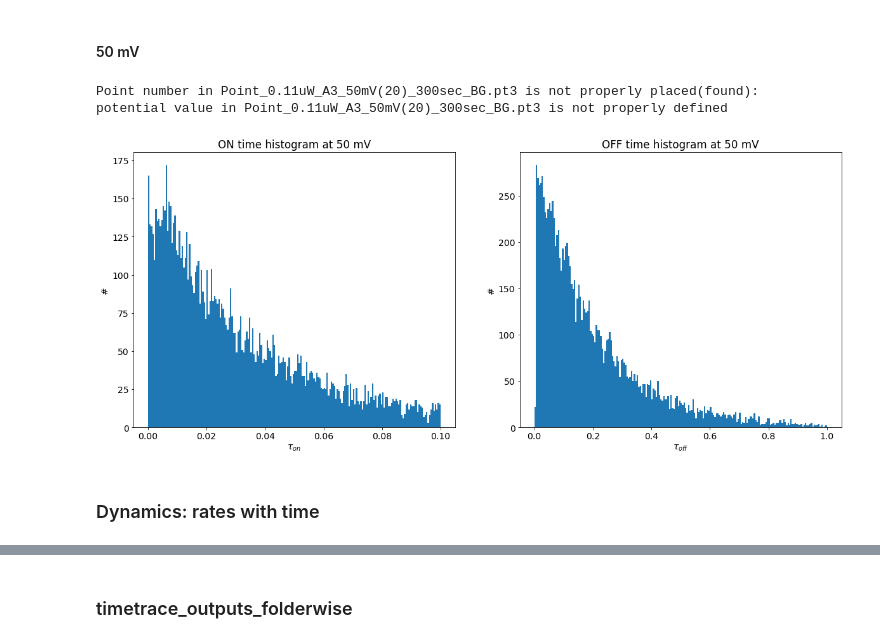
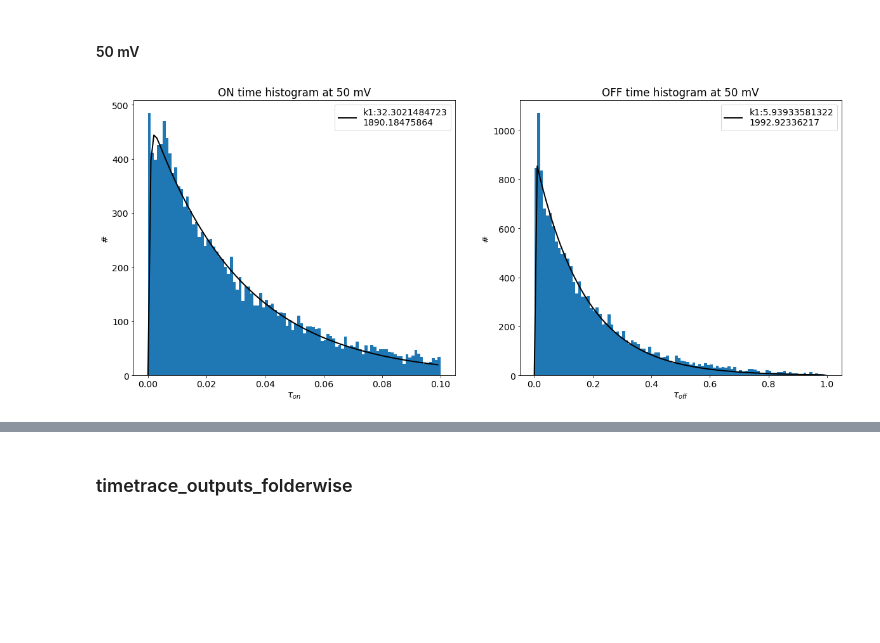
Before and after one commit to biswajitSM/Azurin_SM_repo, a Jupyter notebook: Analysis/Analysis_General.ipynb, the cells around one changed output, grey strips where cells are left out. Drawn from its saved outputs; the diff is of its cells as text; code cells hidden in the pictures; blank space fills up the shorter version.

Commit message:
k1 & k2 rates calculated from on-off histogram\

```diff
--- a/Analysis/Analysis_General.ipynb
+++ b/Analysis/Analysis_General.ipynb
@@ -820,17 +822,22 @@ S104d20Feb17_60o5_635_A1_CuAzu655= r'/home/biswajit/Research/Reports_ppt/reports
 S104d21Feb17_60o5_635_A1_CuAzu655= r'/home/biswajit/Research/Reports_ppt/reports/AzurinSM-MS4/data/201702_S101toS104/S104d21Feb17_60.5_635_A1_CuAzu655';
 S104d21Feb17_60o5_635_A2_CuAzu655= r'/home/biswajit/Research/Reports_ppt/reports/AzurinSM-MS4/data/201702_S101toS104/S104d21Feb17_60.5_635_A2_CuAzu655';
 S105d15May17_60o5_635_A1_CuAzu655_longtime = r'/home/biswajit/Research/Reports_ppt/reports/AzurinSM-MS4/data/S105d15May17_60.5%635_A1_CuAzu655_longtime';
-S106d18May17_635_CuAzu655_longtime = r'/home/biswajit/Research/Reports_ppt/reports/AzurinSM-MS4/data/S106d18May17_635_CuAzu655_longtime'
+S106d18May17_635_CuAzu655_longtime = r'/home/biswajit/Research/Reports_ppt/reports/AzurinSM-MS4/data/S106d18May17_635_CuAzu655_longtime';
+
+Excluded_rate_analysis = r'/home/biswajit/Research/Reports_ppt/reports/AzurinSM-MS4/data/Excluded_rate_analysis';
 #Combine all folders
 allfolders = [S81d7Sept16_A3_ON_60sec_trace, S81d7Sept16_A5_ON,S83d10Sept16_A3_30sec_trace , S101d14Feb17_60o5_635_A2_CuAzu655, S101d15Feb17_60o5_635_A2_CuAzu655, S101d15Feb17_62o2_635_A2_CuAzu655_2nd, S101d16Feb17_60o5_635_A3_CuAzu655,
              S104d20Feb17_60o5_635_A1_CuAzu655, S104d21Feb17_60o5_635_A1_CuAzu655, S104d21Feb17_60o5_635_A2_CuAzu655, S105d15May17_60o5_635_A1_CuAzu655_longtime]
 fold_201609 = [S81d7Sept16_A3_ON_60sec_trace, S81d7Sept16_A5_ON, S83d10Sept16_A3_30sec_trace, S83d10Sept16_Cu_50mV_300s]
 fold_201702 = [S101d14Feb17_60o5_635_A2_CuAzu655, S101d15Feb17_60o5_635_A2_CuAzu655, S101d15Feb17_62o2_635_A2_CuAzu655_2nd, S101d16Feb17_60o5_635_A3_CuAzu655];
 fold_201705 = [S105d15May17_60o5_635_A1_CuAzu655_longtime, S106d18May17_635_CuAzu655_longtime]
+
+folder_50mV = [S83d10Sept16_A3_30sec_trace, S83d10Sept16_Cu_50mV_300s]#, S83d10Sept16_Cu_50mV_30s
+folder_100mV = [S81d7Sept16_A3_ON_60sec_trace, S81d7Sept16_A5_ON]
 # %%
 def histogram_on_off_all_folder(folderlist= allfolders, input_potential=[100], pointnumbers=range(100),
                           bins_on=50, range_on=[0, 0.2], bins_off=50, range_off=[0, 0.5], plotting=False):
-    t_ons = []; t_offs = [];
+    t_ons = []; t_offs = []; n_on = []; n_off = [];
     for folder in folderlist:
         df_datn_emplot, df_FCS, folder = dir_mV_molNo(folder)
         df_specific = df_datn_emplot[df_datn_emplot['Point number'].isin(pointnumbers)]#keep all the points that exist
@@ -842,7 +849,7 @@ def histogram_on_off_all_folder(folderlist= allfolders, input_potential=[100], p
             df_emplot_filename = df_specific['filename[.em.plot]'][i]
             if os.path.isfile(f_emplot_path):
                 try:
-                    df_ton, df_toff, average_ton, average_toff, average_ton_err, average_toff_err = t_on_off_fromCP(f_datn_path, f_emplot_path)
+                    df_ton, df_toff, average_ton, average_toff, average_ton_err, average_toff_err = t_on_off_fromCP(f_emplot=f_emplot_path)
                 except:
                     print('em.plot file: %s doesn''t contain proper data' %df_emplot_filename)
                     df_ton=[]; df_toff=[]
@@ -852,16 +859,30 @@ def histogram_on_off_all_folder(folderlist= allfolders, input_potential=[100], p
                 df_ton=[]; df_toff=[]
             t_ons = np.concatenate((t_ons, df_ton), axis=0);
             t_offs = np.concatenate((t_offs, df_toff));
+    n_on,bins_on = histogram(t_ons, range=range_on,bins=bins_on);
+    n_off,bins_off = histogram(t_offs, range=range_off,bins=bins_off)
+    def risetime_fit(t, k1, k2, A):
+        return ((A*k1*k2/(k2-k1)) * (exp(-k1*t) - exp(-k2*t)))
     if plotting == True:
         fig, axes = plt.subplots(1, 2, figsize=(20,8))
+        #------------ON/OFF histogram-------------------
         n_on,bins_on,patches = axes[0].hist(t_ons, range=range_on,bins=bins_on)
+        t=bins_on[:-1]; n = n_on[:];
+        fit, pcov = curve_fit(risetime_fit, t, n, p0=[10,1.1, 0.1], bounds=(0, np.inf))
+        axes[0].plot(t, risetime_fit(t, *fit), 'k',lw=2,label='k1:'+str(fit[0])+'\n'+str(fit[1]))
         axes[0].set_xlabel(r'$\tau_{on}$')
         axes[0].set_ylabel('#')
         #axes[0].set_yscale('log')
         axes[0].set_title("ON time histogram at %s mV" %input_potential[0])
+        axes[0].legend()
+
         n_off,bins_off,patches = axes[1].hist(t_offs, range=range_off,bins=bins_off)
+        t=bins_off[:-1]; n = n_off[:];
+        fit, pcov = curve_fit(risetime_fit, t, n, p0=[10,1.1, 0.1], bounds=(0, np.inf))
+        axes[1].plot(t, risetime_fit(t, *fit), 'k',lw=2,label='k1:'+str(fit[0])+'\n'+str(fit[1]))
         axes[1].set_xlabel(r'$\tau_{off}$')
         axes[1].set_ylabel('#')
         #axes[1].set_yscale('log')
         axes[1].set_title("OFF time histogram at %s mV" %input_potential[0])
+        axes[1].legend()
     return(t_ons, t_offs, n_on, bins_on, n_off, bins_off)
@@ -953,14 +1290,8 @@ t_ons, t_offs, n_on, bins_on = histogram_on_off_all_folder(folderlist = allfolde
 # %% [markdown]
 #### 50 mV
 # %%
-S83d10Sept16_Cu_50mV_300s = r'/home/biswajit/Research/Reports_ppt/reports/AzurinSM-MS4/data/201609/20160910_CuAzu655Ferri_asc_2ndtime/S83d10Sept16_CuAz655_0.1mMAsc_0.2mMFerri_0.11uW_A3/300sec_trace/A3_50mV_300s';
-S83d10Sept16_Cu_50mV_30s = r'/home/biswajit/Research/Reports_ppt/reports/AzurinSM-MS4/data/201609/20160910_CuAzu655Ferri_asc_2ndtime/S83d10Sept16_CuAz655_0.1mMAsc_0.2mMFerri_0.11uW_A3/30sec_trace/A3_50mV_30s'
-folder_50mV = [S83d10Sept16_Cu_50mV_300s]#, S83d10Sept16_Cu_50mV_30s
-t_ons, t_offs, n_on, bins_on = histogram_on_off_all_folder(folderlist = folder_50mV, input_potential=[50], pointnumbers=range(100),
-                                        bins_on=200, range_on=[0, 0.1], bins_off=200, range_off=[0, 1], plotting=True)
+#folderlist = allfolders
+t_ons, t_offs, n_on, bins_on, n_off, bins_off = histogram_on_off_all_folder(folderlist = folder_50mV, input_potential=[50], pointnumbers=range(100),
+                                        bins_on=100, range_on=[0, 0.1], bins_off=100, range_off=[0, 1], plotting=True)
 # %% [output]
-Point number in Point_0.11uW_A3_50mV(20)_300sec_BG.pt3 is not properly placed(found):
-potential value in Point_0.11uW_A3_50mV(20)_300sec_BG.pt3 is not properly defined
-[figure, old version]
+[figure, new version]
-# %% [markdown]
-### Dynamics: rates with time
```
Also changed, not shown: parts of 12 cells of this notebook, 5 other files.
